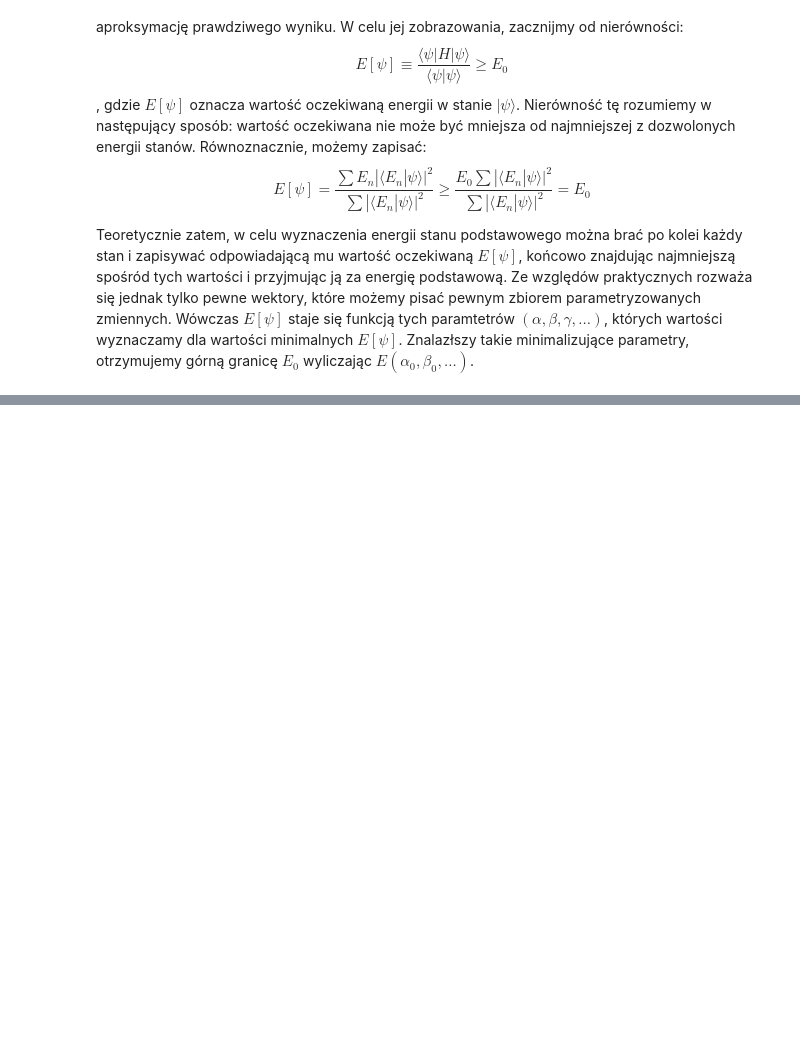
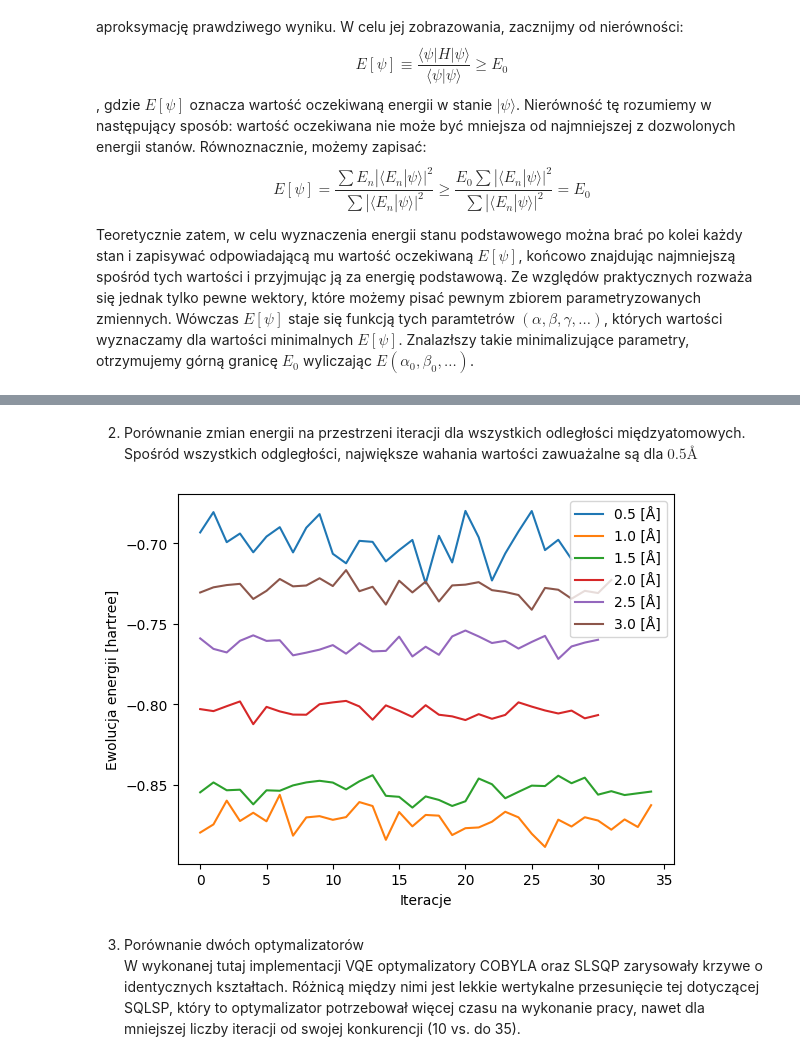
Before and after one commit to tyduszkaszok/VQE-notebook, a Jupyter notebook: VQE_project.ipynb, the cells around one changed output, grey strips where cells are left out. Cells and saved outputs as stored; diff of their text form; code cells hidden in the pictures; blank space fills up the shorter version.

```diff
--- a/VQE_project.ipynb
+++ b/VQE_project.ipynb
@@ -68,0 +337,18 @@ Niestety nie wiemy, jak bardzo bliskie są $E_0$ i $E(\alpha_{0})$. Jakość nas
+# %% [markdown]
+2. Porównanie zmian energii na przestrzeni iteracji dla wszystkich odległości międzyatomowych.<br>
+Spośród wszystkich odgległości, największe wahania wartości zawuażalne są dla $0.5 Å$
+# %%
+
+for i in range(len(energy_evolutions_real)):
+    its = [i for i in range(len(energy_evolutions_real[i]))]
+    energies = [e - nuclear_energies[i] for e in energy_evolutions_real[i]]
+    plt.plot(its, energies, label=f"{distances[i]} [Å]")
+    plt.xlabel("Iteracje")
+    plt.ylabel("Ewolucja energii [hartree]")
+plt.legend()
+plt.show()
+# %% [output]
+[figure, added]
+# %% [markdown]
+3. Porównanie dwóch optymalizatorów <br>
+W wykonanej tutaj implementacji VQE optymalizatory COBYLA oraz SLSQP zarysowały krzywe o identycznych kształtach. Różnicą między nimi jest lekkie wertykalne przesunięcie tej dotyczącej SQLSP, który to optymalizator potrzebował więcej czasu na wykonanie pracy, nawet dla mniejszej liczby iteracji od swojej konkurencji (10 vs. do 35).
```
Also changed, not shown: parts of 26 cells of this notebook.
